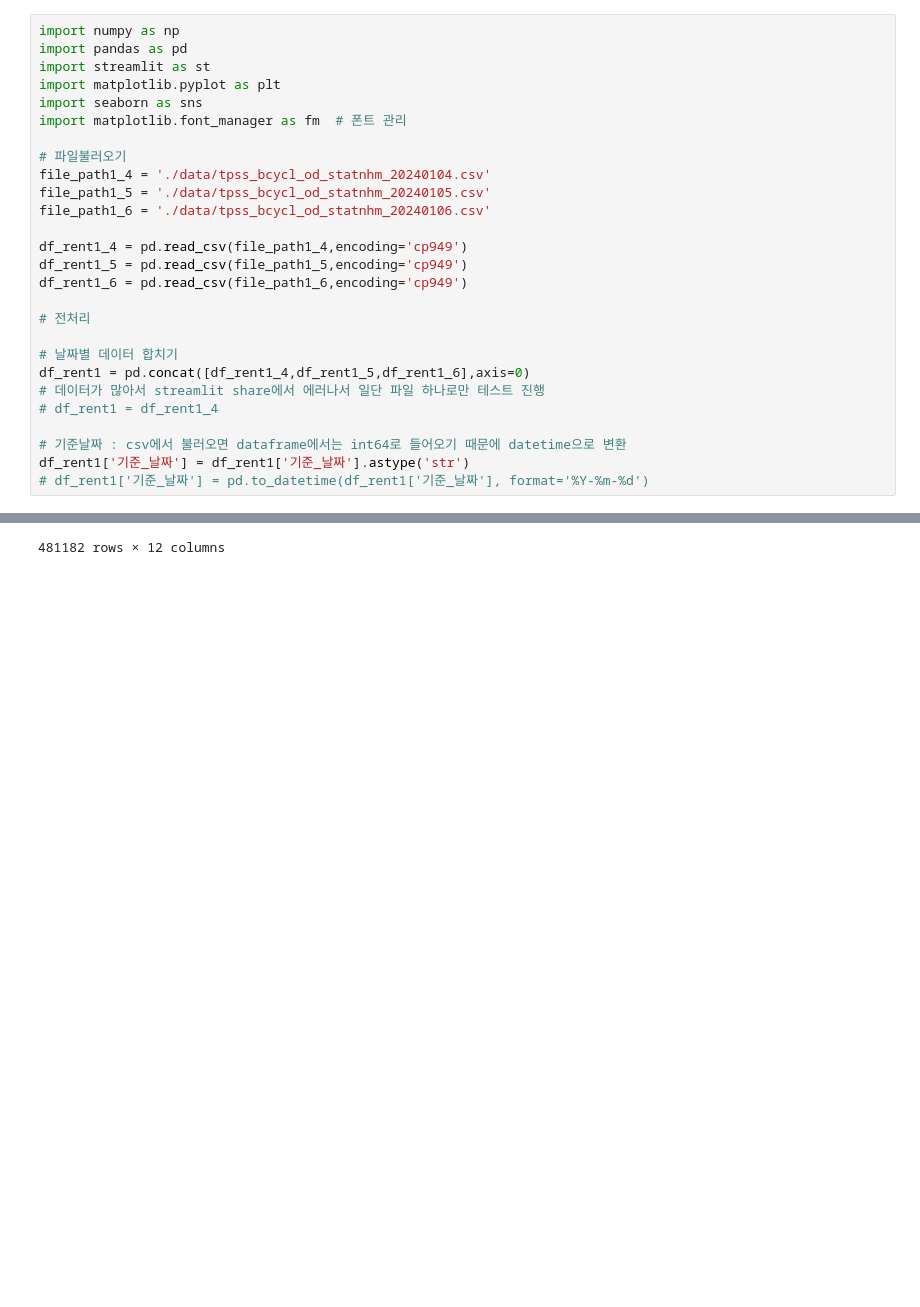
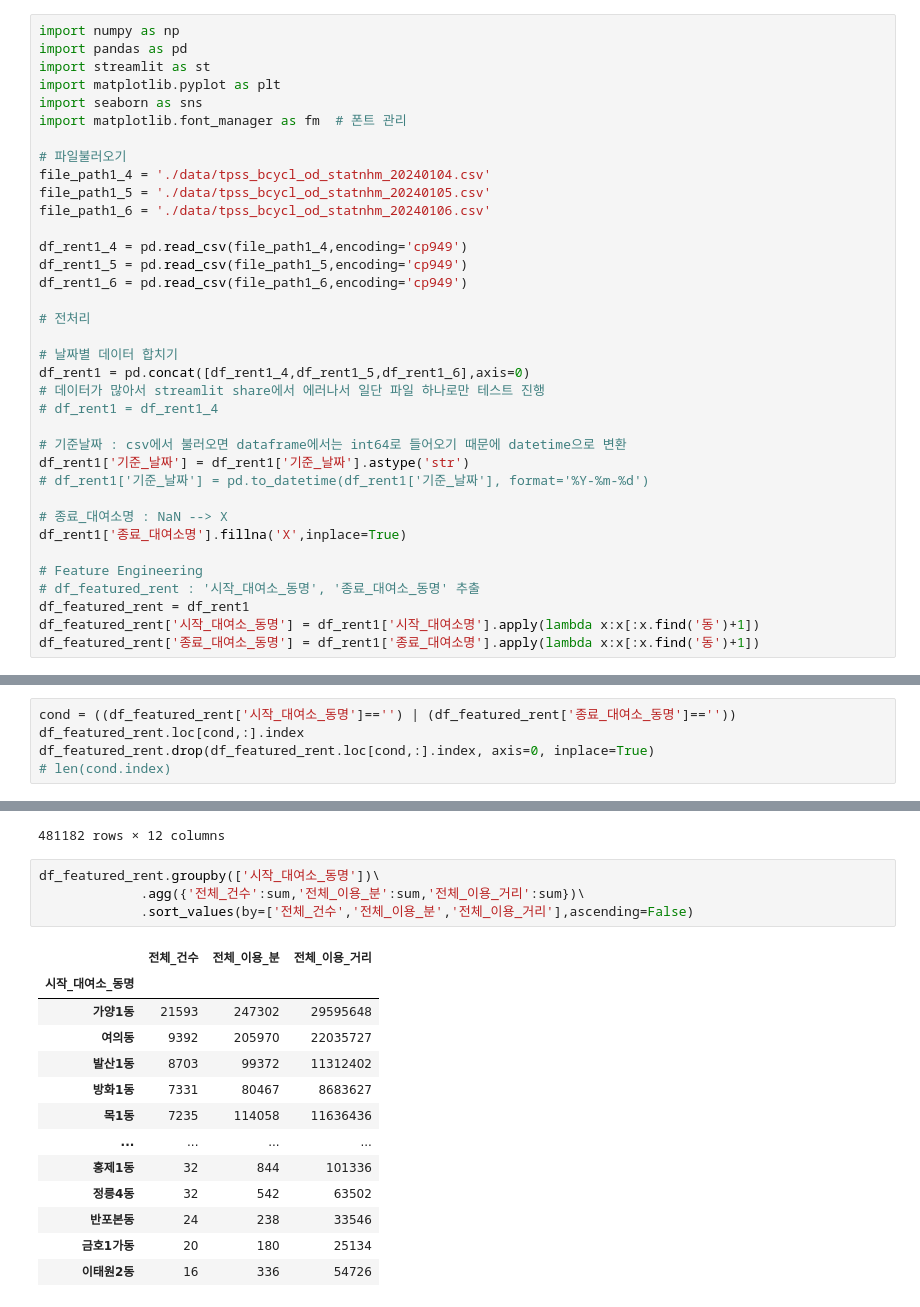
Before and after one commit to HongJeongHwan/KDT_project1_mini, a Jupyter notebook: contents_test.ipynb, the cells around one changed output, grey strips where cells are left out. Drawn from its saved outputs; the diff is of its cells as text; blank space fills up the shorter version.

```diff
--- a/contents_test.ipynb
+++ b/contents_test.ipynb
@@ -25,3 +25,12 @@ df_rent1 = pd.concat([df_rent1_4,df_rent1_5,df_rent1_6],axis=0)
 # 기준날짜 : csv에서 불러오면 dataframe에서는 int64로 들어오기 때문에 datetime으로 변환
 df_rent1['기준_날짜'] = df_rent1['기준_날짜'].astype('str')
 # df_rent1['기준_날짜'] = pd.to_datetime(df_rent1['기준_날짜'], format='%Y-%m-%d')
+
+# 종료_대여소명 : NaN --> X
+df_rent1['종료_대여소명'].fillna('X',inplace=True)
+
+# Feature Engineering
+# df_featured_rent : '시작_대여소_동명', '종료_대여소_동명' 추출
+df_featured_rent = df_rent1
+df_featured_rent['시작_대여소_동명'] = df_rent1['시작_대여소명'].apply(lambda x:x[:x.find('동')+1])
+df_featured_rent['종료_대여소_동명'] = df_rent1['종료_대여소명'].apply(lambda x:x[:x.find('동')+1])
@@ -51,0 +37,5 @@ cond=df_rent1.groupby('시작_대여소_ID').sum()
+# %%
+cond = ((df_featured_rent['시작_대여소_동명']=='') | (df_featured_rent['종료_대여소_동명']==''))
+df_featured_rent.loc[cond,:].index
+df_featured_rent.drop(df_featured_rent.loc[cond,:].index, axis=0, inplace=True)
+# len(cond.index)
@@ -160,3 +156,21 @@ df_rent1
 | 112740 | 20240106 | 도착시간 | 2355 | ST-93 | 상암동_026_4 | ST-43 | 신촌동_030_2 | 1 | 37 | 4579 | ... |
 | 112741 | 20240106 | 도착시간 | 2355 | ST-950 | 조원동_032_1 | ST-709 | 미성동_014_1 | 1 | 11 | 1878 | ... |
 481182 rows × 12 columns
+# %%
+df_featured_rent.groupby(['시작_대여소_동명'])\
+             .agg({'전체_건수':sum,'전체_이용_분':sum,'전체_이용_거리':sum})\
+             .sort_values(by=['전체_건수','전체_이용_분','전체_이용_거리'],ascending=False)
+# %% [output]
+|  | 전체_건수 | 전체_이용_분 | 전체_이용_거리 |
+| 시작_대여소_동명 |  |  |  |
+| 가양1동 | 21593 | 247302 | 29595648 |
+| 여의동 | 9392 | 205970 | 22035727 |
+| 발산1동 | 8703 | 99372 | 11312402 |
+| 방화1동 | 7331 | 80467 | 8683627 |
+| 목1동 | 7235 | 114058 | 11636436 |
+| ... | ... | ... | ... |
+| 홍제1동 | 32 | 844 | 101336 |
+| 정릉4동 | 32 | 542 | 63502 |
+| 반포본동 | 24 | 238 | 33546 |
+| 금호1가동 | 20 | 180 | 25134 |
+| 이태원2동 | 16 | 336 | 54726 |
```
Also changed, not shown: parts of 8 cells of this notebook, 2 other files.
